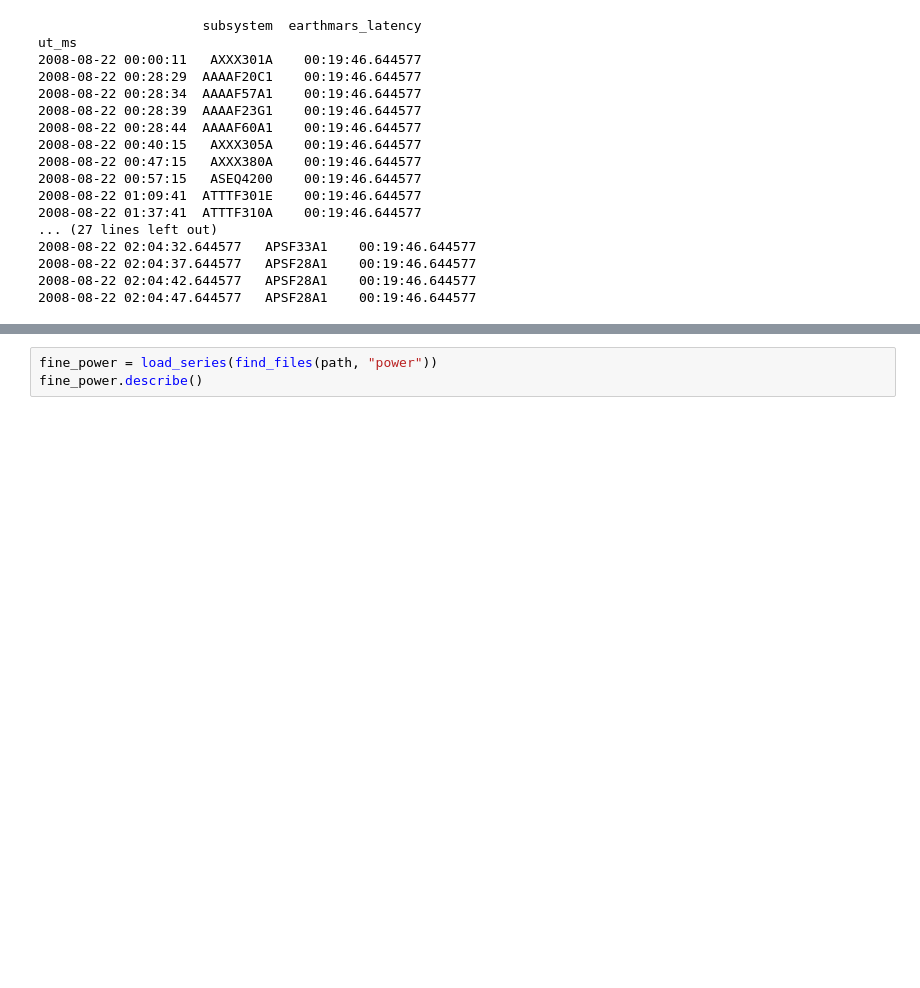
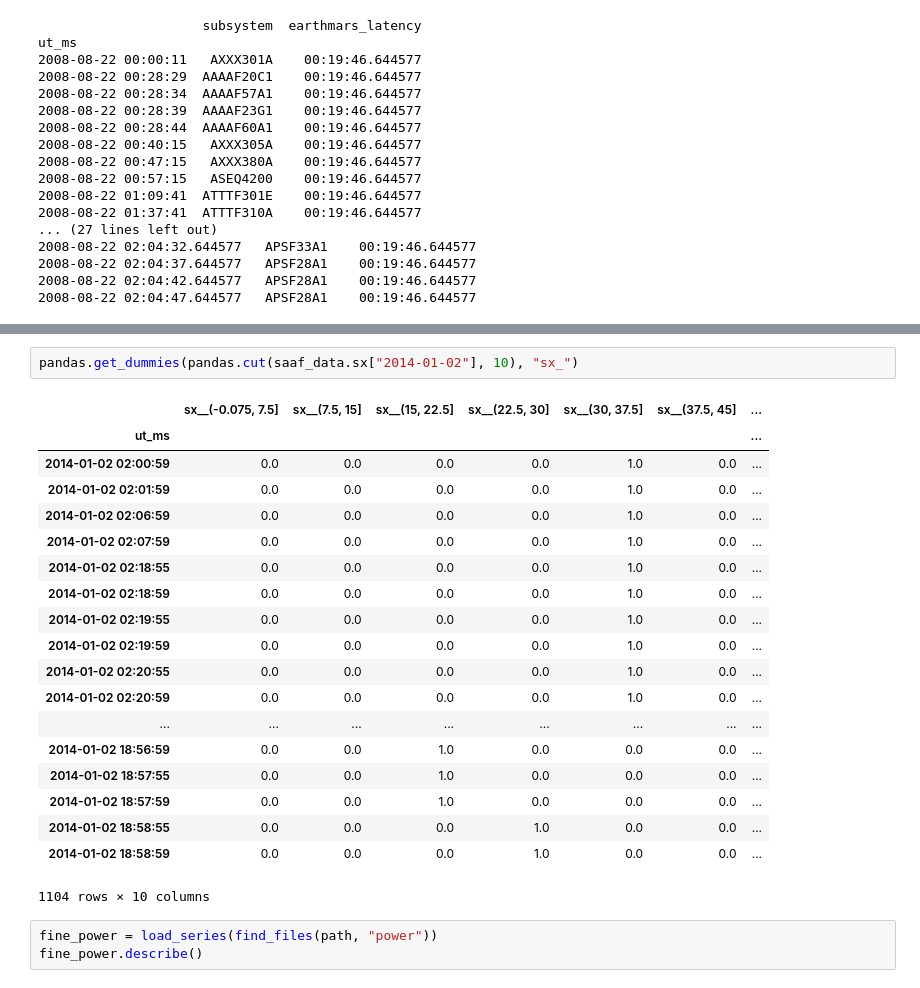
Before and after one commit to ktrnka/mars-express, a Jupyter notebook: src/data exploration.ipynb, the cells around one changed output, grey strips where cells are left out. Drawn from its saved outputs; the diff is of its cells as text; blank space fills up the shorter version.

```diff
--- a/src/data exploration.ipynb
+++ b/src/data exploration.ipynb
@@ -195,3 +195,25 @@ saaf_data.sx["2014-01-02"].plot()
+# %%
+pandas.get_dummies(pandas.cut(saaf_data.sx["2014-01-02"], 10), "sx_")
+# %% [output]
+|  | sx__(-0.075, 7.5] | sx__(7.5, 15] | sx__(15, 22.5] | sx__(22.5, 30] | sx__(30, 37.5] | sx__(37.5, 45] | ... |
+| ut_ms |  |  |  |  |  |  | ... |
+| 2014-01-02 02:00:59 | 0.0 | 0.0 | 0.0 | 0.0 | 1.0 | 0.0 | ... |
+| 2014-01-02 02:01:59 | 0.0 | 0.0 | 0.0 | 0.0 | 1.0 | 0.0 | ... |
+| 2014-01-02 02:06:59 | 0.0 | 0.0 | 0.0 | 0.0 | 1.0 | 0.0 | ... |
+| 2014-01-02 02:07:59 | 0.0 | 0.0 | 0.0 | 0.0 | 1.0 | 0.0 | ... |
+| 2014-01-02 02:18:55 | 0.0 | 0.0 | 0.0 | 0.0 | 1.0 | 0.0 | ... |
+| 2014-01-02 02:18:59 | 0.0 | 0.0 | 0.0 | 0.0 | 1.0 | 0.0 | ... |
+| 2014-01-02 02:19:55 | 0.0 | 0.0 | 0.0 | 0.0 | 1.0 | 0.0 | ... |
+| 2014-01-02 02:19:59 | 0.0 | 0.0 | 0.0 | 0.0 | 1.0 | 0.0 | ... |
+| 2014-01-02 02:20:55 | 0.0 | 0.0 | 0.0 | 0.0 | 1.0 | 0.0 | ... |
+| 2014-01-02 02:20:59 | 0.0 | 0.0 | 0.0 | 0.0 | 1.0 | 0.0 | ... |
+| ... | ... | ... | ... | ... | ... | ... | ... |
+| 2014-01-02 18:56:59 | 0.0 | 0.0 | 1.0 | 0.0 | 0.0 | 0.0 | ... |
+| 2014-01-02 18:57:55 | 0.0 | 0.0 | 1.0 | 0.0 | 0.0 | 0.0 | ... |
+| 2014-01-02 18:57:59 | 0.0 | 0.0 | 1.0 | 0.0 | 0.0 | 0.0 | ... |
+| 2014-01-02 18:58:55 | 0.0 | 0.0 | 0.0 | 1.0 | 0.0 | 0.0 | ... |
+| 2014-01-02 18:58:59 | 0.0 | 0.0 | 0.0 | 1.0 | 0.0 | 0.0 | ... |
+1104 rows × 10 columns
 # %%
 fine_power = load_series(find_files(path, "power"))
 fine_power.describe()
```
Also changed, not shown: parts of 2 cells of this notebook, 1 other file.
